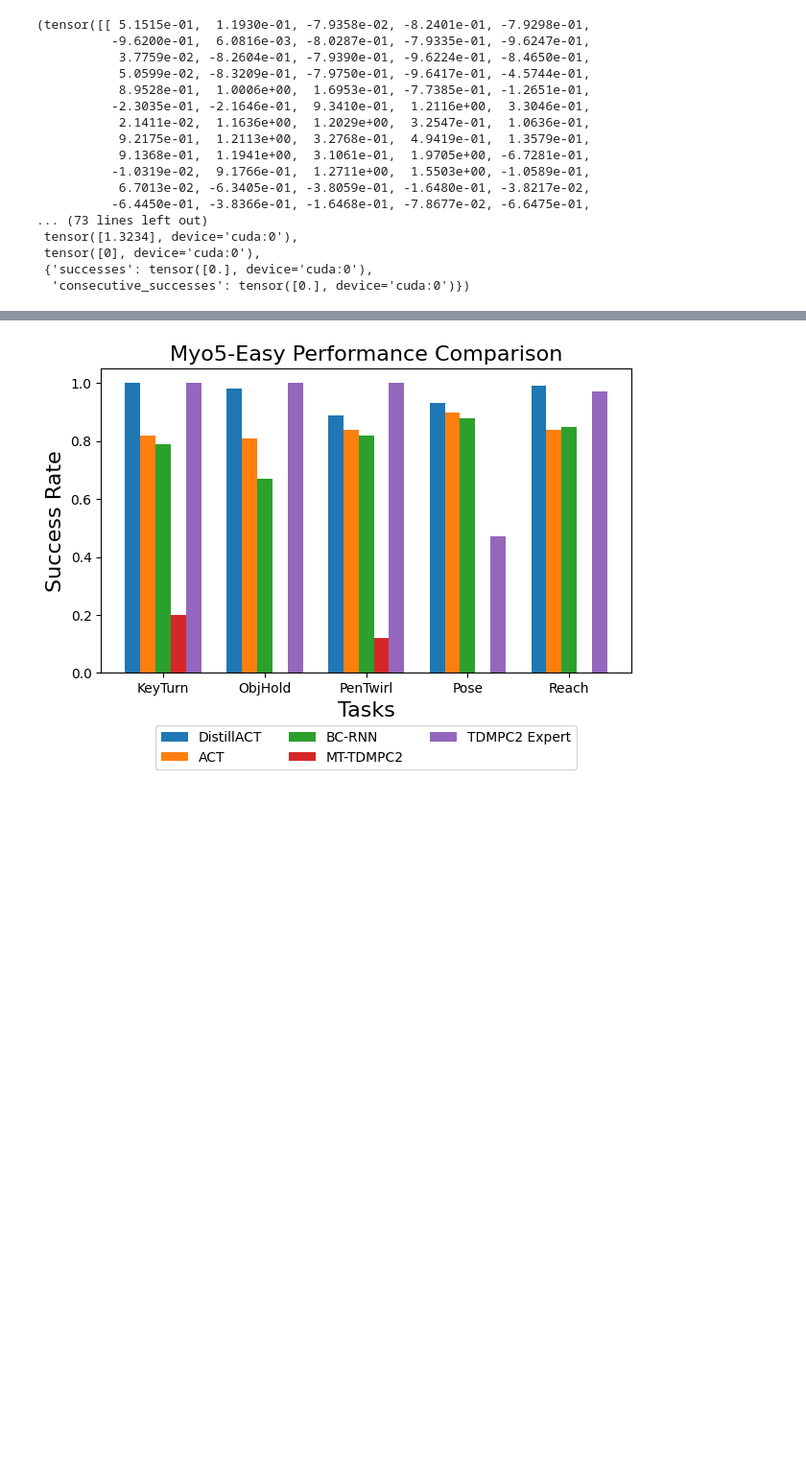
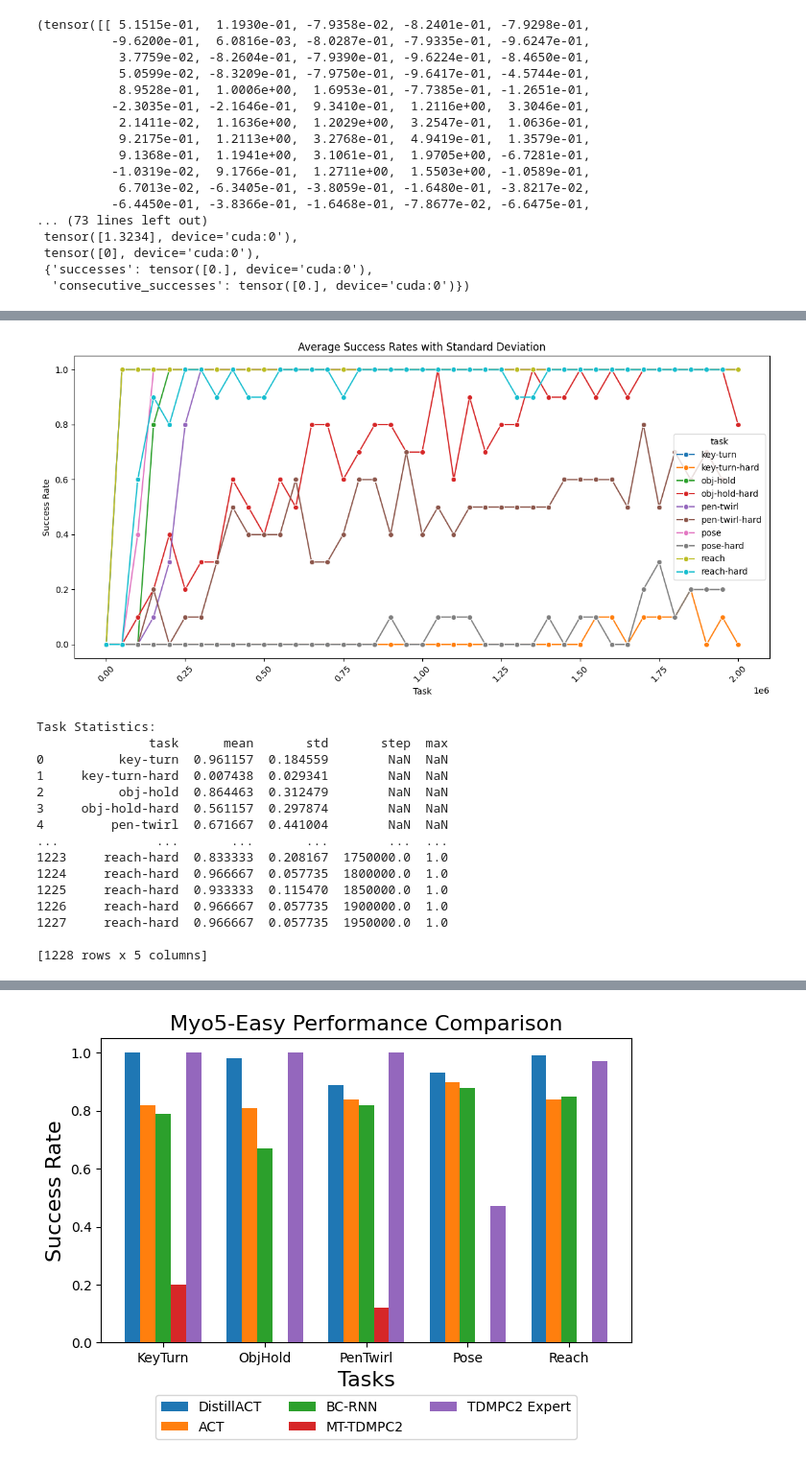
Before and after one commit to pairlab/fancy-bc, a Jupyter notebook: examples/notebooks/run_policy.ipynb, the cells around one changed output, grey strips where cells are left out. Shown at 96% size. Cells and saved outputs as stored; diff of their text form; code cells hidden in the pictures; blank space fills up the shorter version.

```diff
--- a/examples/notebooks/run_policy.ipynb
+++ b/examples/notebooks/run_policy.ipynb
@@ -90,0 +148,48 @@ env.step(torch.zeros(env.action_space.sample()[None].shape, device=env.task.devi
+# %%
+
+# Compute average success rates and standard deviations across seeds and steps
+task_stats = {}
+for task, df in dataframes.items():
+    # Group by step, then calculate mean and std success rate across seeds
+    grouped = df.groupby('step')['success'].agg(['mean', 'std', 'max']).reset_index()
+    grouped['task'] = task
+
+    if 'stats_df' not in locals():
+        stats_df = grouped
+    else:
+        stats_df = pd.concat([stats_df, grouped], ignore_index=True)
+
+# Plot line plot
+plt.figure(figsize=(12, 6))
+sns.lineplot(x='step', y='max', hue='task', data=stats_df, marker='o')
+# plt.fill_between(stats_df['step'],
+#                  stats_df['mean'] - stats_df['std'],
+#                  stats_df['mean'] + stats_df['std'],
+#                  alpha=0.3)
+
+plt.title('Average Success Rates with Standard Deviation')
+plt.xlabel('Task')
+plt.ylabel('Success Rate')
+plt.xticks(rotation=45)
+plt.tight_layout()
+plt.show()
+
+print("\nTask Statistics:")
+print(stats_df)
+# %% [output]
+[figure, added]
+Task Statistics:
+               task      mean       std       step  max
+0          key-turn  0.961157  0.184559        NaN  NaN
+1     key-turn-hard  0.007438  0.029341        NaN  NaN
+2          obj-hold  0.864463  0.312479        NaN  NaN
+3     obj-hold-hard  0.561157  0.297874        NaN  NaN
+4         pen-twirl  0.671667  0.441004        NaN  NaN
+...             ...       ...       ...        ...  ...
+1223     reach-hard  0.833333  0.208167  1750000.0  1.0
+1224     reach-hard  0.966667  0.057735  1800000.0  1.0
+1225     reach-hard  0.933333  0.115470  1850000.0  1.0
+1226     reach-hard  0.966667  0.057735  1900000.0  1.0
+1227     reach-hard  0.966667  0.057735  1950000.0  1.0
+
+[1228 rows x 5 columns]
```
Also changed, not shown: parts of 7 cells of this notebook, 1 other file.
